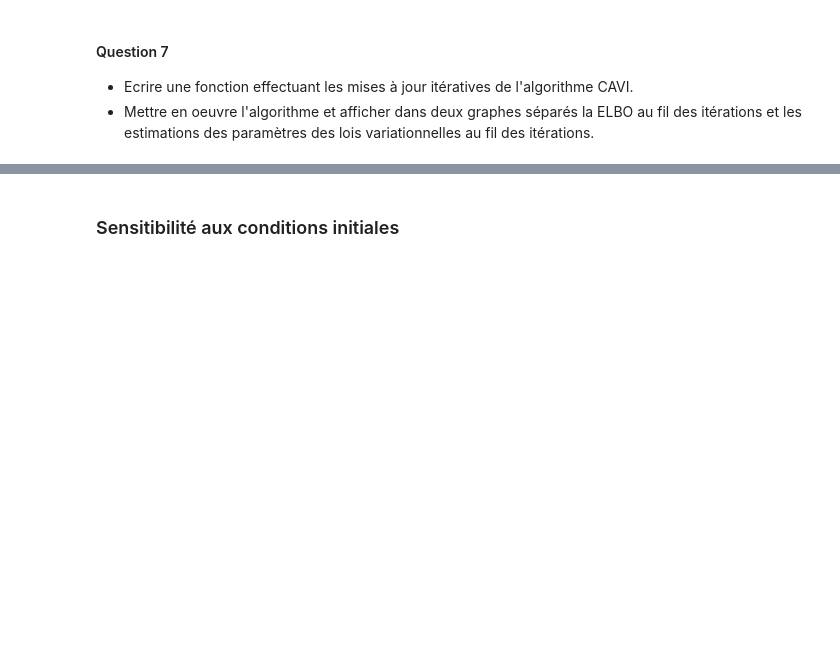
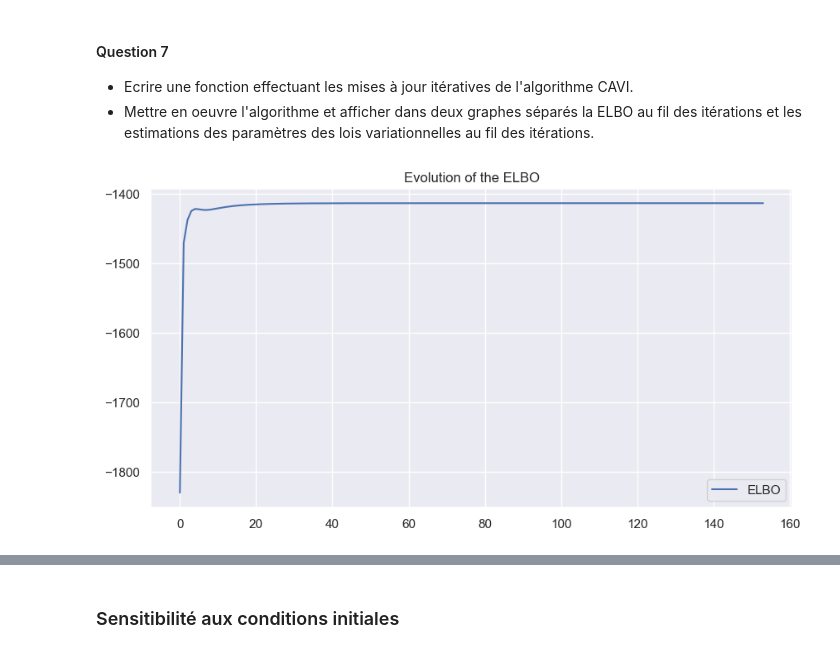
Before and after one commit to PolTibau/Statistique-Computationnelle, a Jupyter notebook: TP/TP8_VI_basics-stud.ipynb, the cells around one changed output, grey strips where cells are left out. Saved outputs shown, nothing was run; the diff lists cells and outputs as text; code cells hidden in the pictures; blank space fills up the shorter version.

```diff
--- a/TP/TP8_VI_basics-stud.ipynb
+++ b/TP/TP8_VI_basics-stud.ipynb
@@ -666,5 +800,4 @@ def CAVI_update_mu_s2(X,m,phi,s2,sigma2):
 # %%
-
 def elbo(X,phi,m,s2,sigma2):
     """
     Inputs
@@ -679,8 +812,16 @@ def elbo(X,phi,m,s2,sigma2):
     -------
     elbo: value of the elbo with the input parameters
     """
+    elbo = 0
+    for k in range(K):
+        elbo +=-0.5*np.log(2*np.pi*sigma2) - 0.5/sigma2*(m[k]**2 + s2[k])
+        elbo += 0.5*np.log(2*np.pi*s2[k]) + 0.5
 
-    # A compléter
+        for i in range(len(X)):
+            elbo += phi[i,k]*(-0.5*np.log(2*np.pi) - 0.5/sigma2*(X[i]**2 + m[k]**2 + s2[k] - 2*m[k]*X[i]))
+            elbo += phi[i,k]*np.log(1/3)
+            elbo -= phi[i,k]*np.log(phi[i,k])
+    return elbo
 # %% [markdown]
 #### Question 7
 - Ecrire une fonction effectuant les mises à jour itératives de l'algorithme CAVI.
@@ -701,5 +842,31 @@ def CAVI_mixture_Gaussian(X,m, s2, phi, sigma2, max_iter = 500, epsilon = 1e-8):
     elbos: value of the elbo long iterations
     m_est, s2_est: sequence of estimators along iterations
     """
-
-    # A compléter
+    elbos = []
+    m_est = []
+    s2_est = []
+    for i in range(max_iter):
+        phi = CAVI_update_phi(X,m,s2)
+        m, s2 = CAVI_update_mu_s2(X,m,phi,s2,sigma2)
+        elbos.append(elbo(X,phi,m,s2,sigma2))
+        m_est.append(m)
+        s2_est.append(s2)
+        if i > 0 and abs(elbos[-1] - elbos[-2]) < epsilon:
+            break
+    return elbos, m_est, s2_est
+# %%
+#On commence en initialisant les paramètres de manière aléatoire
+m = rng.normal(loc=0, scale=np.sqrt(5), size=3) # initial estimation of the means
+s2 = rng.uniform(low=0.1, high=10, size=3)
+phi = np.ones((len(X), K)) / K # initial estimation of phi
+
+elbos, m_est, s2_est = CAVI_mixture_Gaussian(X,m, s2, phi, sigma2)
+# %%
+#on affiche l'évolution de l'elbo au cours des itérations
+fig, ax = plt.subplots(figsize=(10,5))
+ax.plot(elbos, label='ELBO')
+ax.set_title("Evolution of the ELBO")
+ax.legend()
+plt.show()
+# %% [output]
+[figure, added]
```
Also changed, not shown: parts of 4 cells of this notebook.
